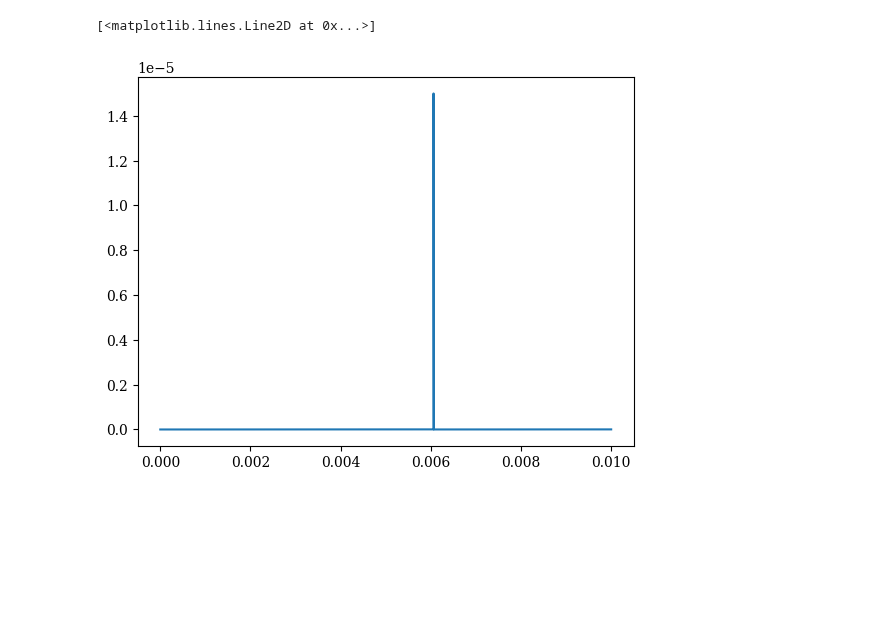
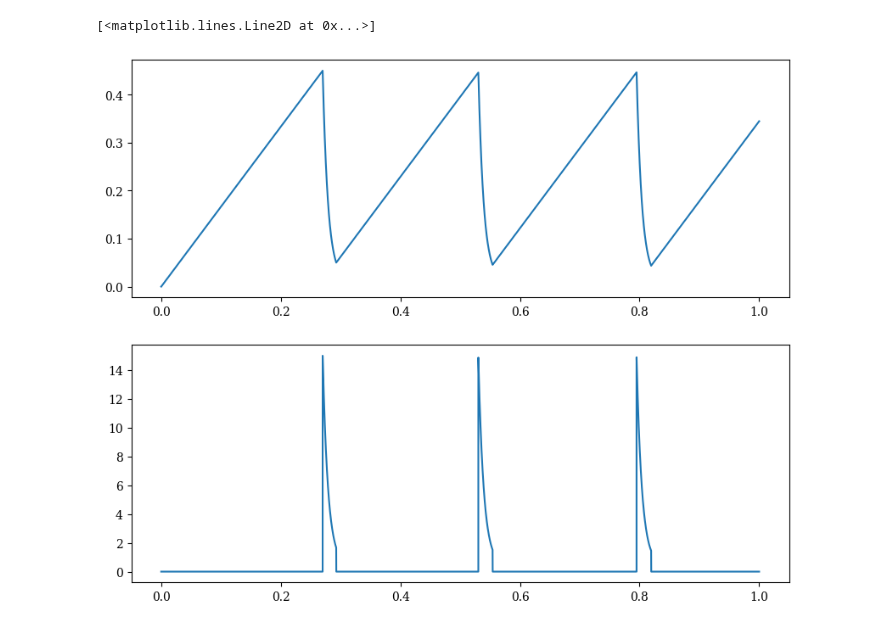
Before and after one commit to OneMoreGate/Memristor_modeling, a Jupyter notebook: LIF_extended/extended_LIF.ipynb, the cells around one changed output. Cells and saved outputs as stored; diff of their text form; code cells hidden in the pictures; blank space fills up the shorter version.

```diff
--- a/LIF_extended/extended_LIF.ipynb
+++ b/LIF_extended/extended_LIF.ipynb
@@ -45,25 +45,26 @@ class ThresholdSwitch():
             return self.R_off
 # %%
 class ExtendedLIF():
-    E: float = 1
-    C_m: float = 1e-10
+    I_inj: float = 5e-7
+    C_m: float = 3e-10
     R_r: float = 1e6
     V_c_init: float = 0
 
-    def __init__(self, ts: ThresholdSwitch, E = E, R_r = R_r, C_m = C_m) -> None:
+    def __init__(self, ts: ThresholdSwitch, I_inj = I_inj, R_r = R_r, C_m = C_m) -> None:
         self.ts = ts
-        self.E = E
+        self.I_inj = I_inj
         self.R_r = R_r
         self.C_m = C_m
 
-    def calculate(self, time_interval: float = 0.01, dots: int = 100000) -> tuple:
+    def initial_conditions(self, V_c_init = V_c_init) -> None:
+        self.V_c_init = V_c_init
+
+    def calculate(self, time_interval: float = 0.001, dots: int = 100000) -> tuple:
         self.R_ts = [self.ts.get_resistance(self.V_c_init)]
-        self.I_r = [self.E / (self.R_r + self.R_ts[0])]
         self.V_c = [self.V_c_init]
         time_array = np.linspace(0, time_interval, dots)
         delta_t = time_array[1] - time_array[0]
         for i in range(1, dots):
-            self.V_c.append((self.I_r[i - 1] - self.V_c[i - 1] / self.R_ts[i - 1]) * (delta_t / self.C_m) + self.V_c[i - 1])
+            self.V_c.append((self.I_inj - self.V_c[i - 1] / self.R_ts[i - 1]) * (delta_t / self.C_m) + self.V_c[i - 1])
             self.R_ts.append(self.ts.get_resistance(self.V_c[i]))
-            self.I_r.append(self.E / (self.R_r + self.R_ts[i]))
         return time_array, self.V_c, self.R_ts
@@ -75,7 +71,14 @@ t, v, r = el.calculate(time_interval=0.01, dots=5_000_00)
-# %%
-#plt.plot(t, np.array(v))
-plt.plot(t, np.array(v) / np.array(r))
-plt.xlim()
-# %% [output]
-[<matplotlib.lines.Line2D at 0x...>]
-[figure, removed]
+# %%
+ts = ThresholdSwitch()
+ts.params_distibs(distribs=True)
+ex_lif = ExtendedLIF(ts=ts)
+time, voltage, resistance = ex_lif.calculate()
+# %%
+fig, ax = plt.subplots(ncols=1, nrows=2, figsize = [10,8])
+
+ax[0].plot(np.array(time) * 1000, np.array(voltage))
+
+ax[1].plot(np.array(time) * 1000, np.array(voltage) / np.array(resistance) * 1e6)
+# %% [output]
+[<matplotlib.lines.Line2D at 0x...>]
+[figure, added]
```
Also changed, not shown: parts of 1 cell of this notebook, 2 other files.
